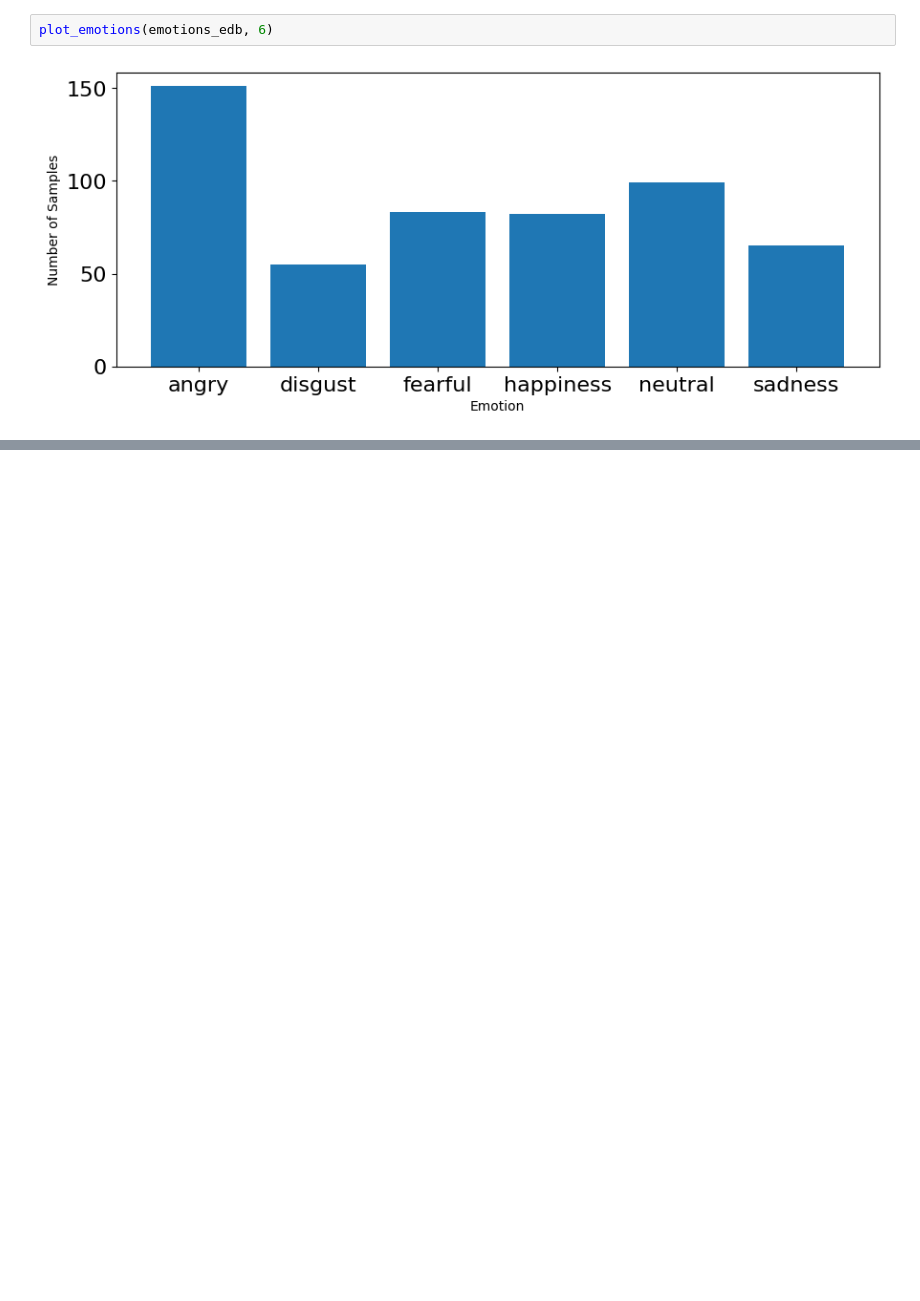
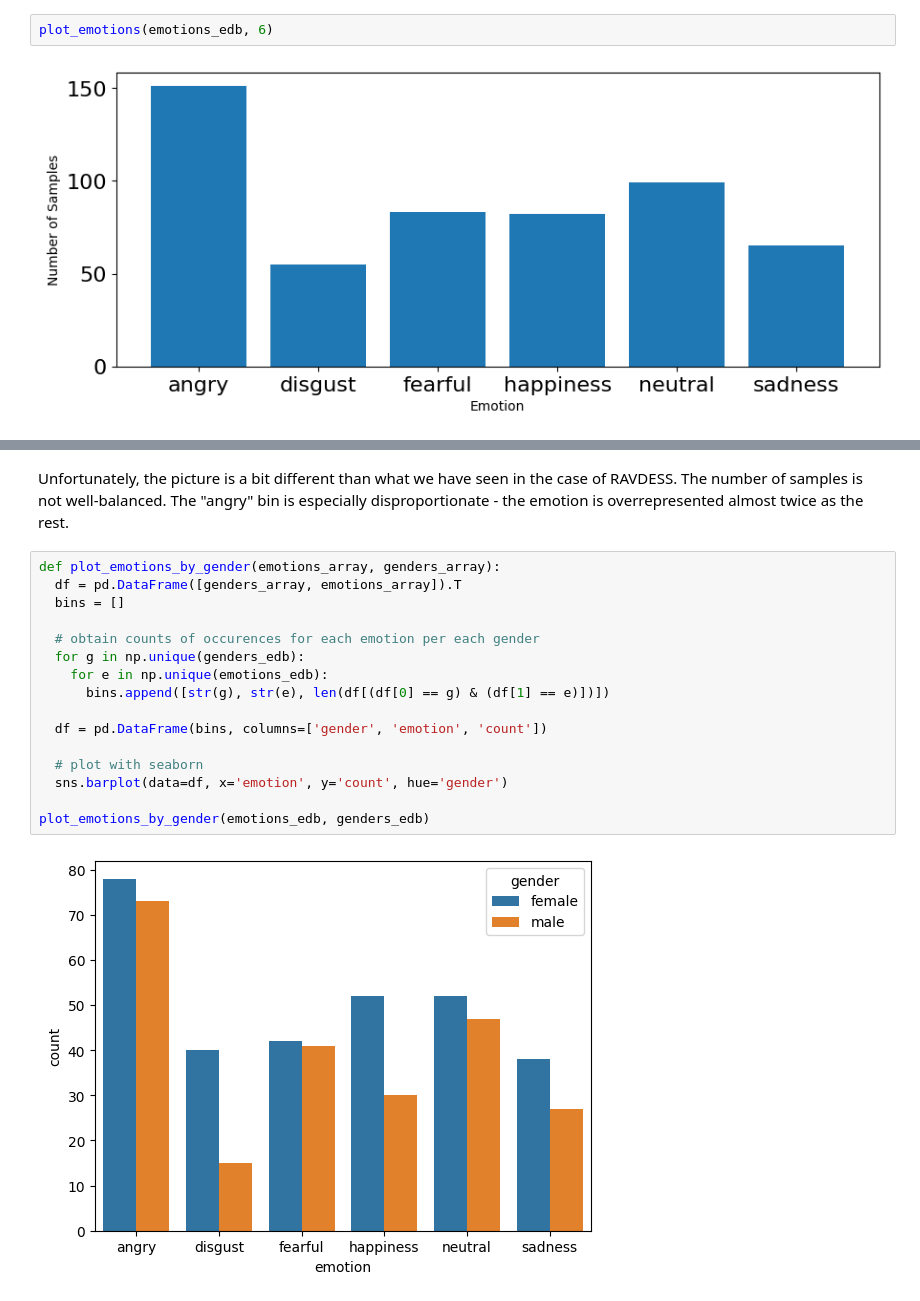
Before and after one commit to shaaagri/iat481-wk2, a Jupyter notebook: Week_2_Data_Preprocessing.ipynb, the cells around one changed output, grey strips where cells are left out. Saved outputs shown, nothing was run; the diff lists cells and outputs as text; blank space fills up the shorter version.

Commit message:
Add emotion by gender plot (EmoDB)

```diff
--- a/Week_2_Data_Preprocessing.ipynb
+++ b/Week_2_Data_Preprocessing.ipynb
@@ -1164,0 +1157,20 @@ NameError: name 'emotions_edb' is not defined
+# %% [markdown]
+Unfortunately, the picture is a bit different than what we have seen in the case of RAVDESS. The number of samples is not well-balanced. The "angry" bin is especially disproportionate - the emotion is overrepresented almost twice as the rest.
+# %%
+def plot_emotions_by_gender(emotions_array, genders_array):
+  df = pd.DataFrame([genders_array, emotions_array]).T
+  bins = []
+
+  # obtain counts of occurences for each emotion per each gender
+  for g in np.unique(genders_edb):
+    for e in np.unique(emotions_edb):
+      bins.append([str(g), str(e), len(df[(df[0] == g) & (df[1] == e)])])
+
+  df = pd.DataFrame(bins, columns=['gender', 'emotion', 'count'])
+
+  # plot with seaborn
+  sns.barplot(data=df, x='emotion', y='count', hue='gender')
+
+plot_emotions_by_gender(emotions_edb, genders_edb)
+# %% [output]
+[figure, added]
```
Also changed, not shown: parts of 4 cells of this notebook.
